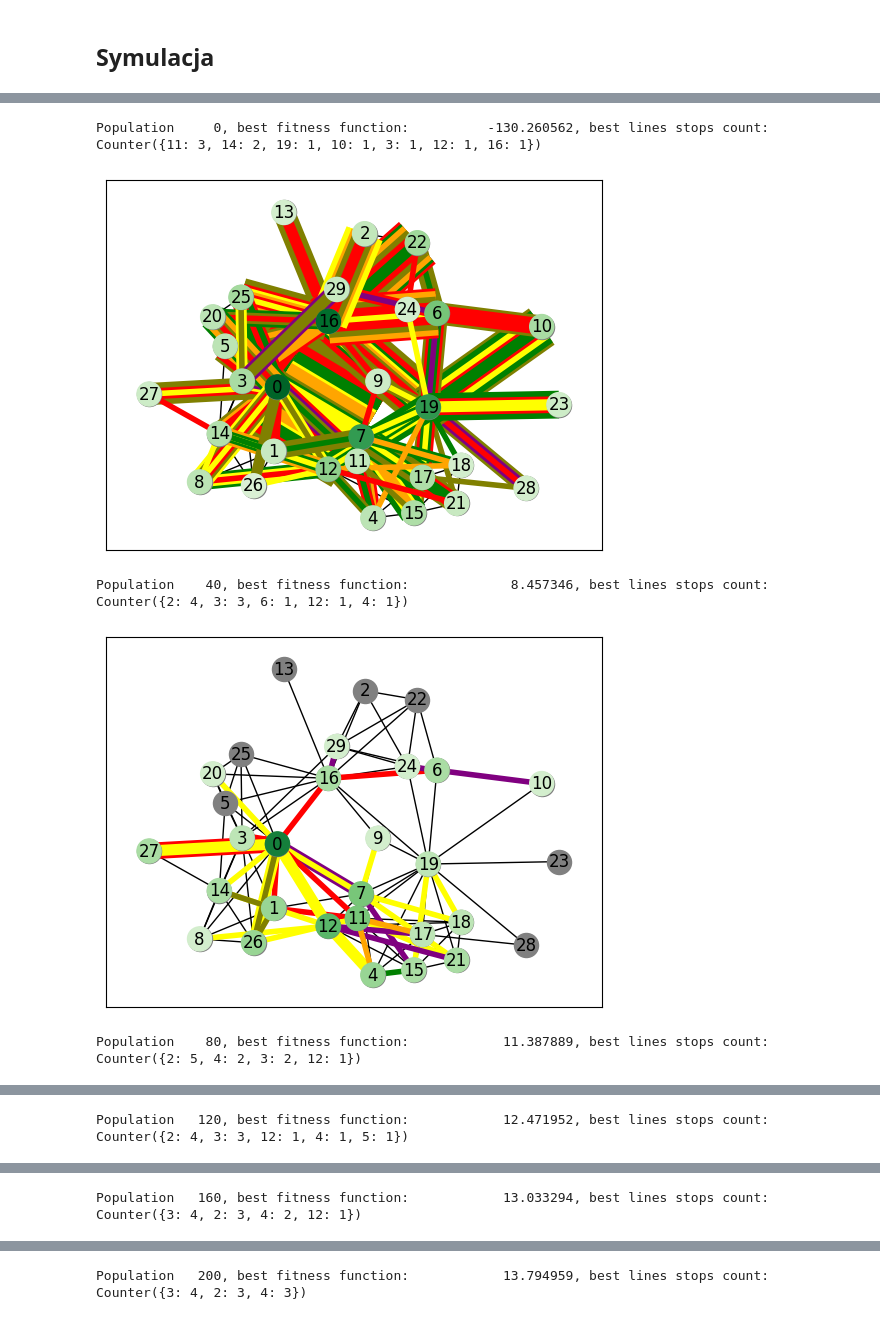
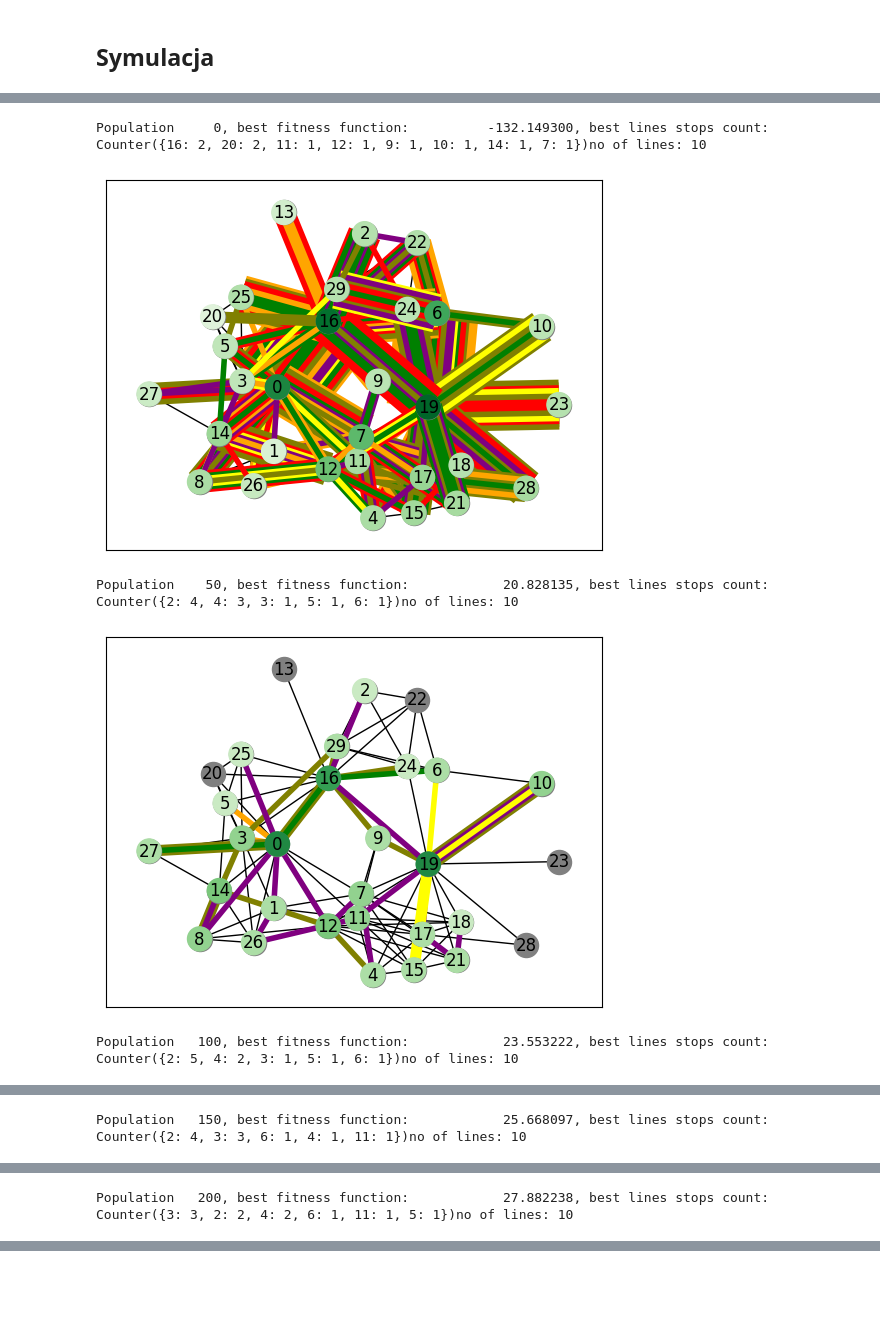
Before and after one commit to pweglik/badania-operacyjne, a Jupyter notebook: docs/mutations test.ipynb, the cells around one changed output, grey strips where cells are left out. Saved outputs shown, nothing was run; the diff lists cells and outputs as text; code cells hidden in the pictures; blank space fills up the shorter version.

```diff
--- a/docs/mutations test.ipynb
+++ b/docs/mutations test.ipynb
@@ -71,22 +101,22 @@ Population   200, best fitness function:            22.768704, best lines stops
 # %%
 from new_generation.primite_new_generation import new_generation_replace_random_line
 
 sim_engine = SimulationEngine(
     G,
     initial_population=create_initial_population(G, best_paths),
     fitness_function=fitness,
     survival_function=lambda population: n_best_survive(
         population, N_IN_POPULATION // 5
     ),
     new_generation_function=lambda population, graph: new_generation_replace_random_line(
         population, graph, N_IN_POPULATION, best_paths
     ),
 )
 
-sim_engine.run(200, 40, report_show=True)
+sim_engine.run(200, 50, report_show=True)
 # %% [output]
-Population     0, best fitness function:          -130.260562, best lines stops count: Counter({11: 3, 14: 2, 19: 1, 10: 1, 3: 1, 12: 1, 16: 1})
+Population     0, best fitness function:          -132.149300, best lines stops count: Counter({16: 2, 20: 2, 11: 1, 12: 1, 9: 1, 10: 1, 14: 1, 7: 1})no of lines: 10
-[figure, old version]
+[figure, new version]
-Population    40, best fitness function:             8.457346, best lines stops count: Counter({2: 4, 3: 3, 6: 1, 12: 1, 4: 1})
+Population    50, best fitness function:            20.828135, best lines stops count: Counter({2: 4, 4: 3, 3: 1, 5: 1, 6: 1})no of lines: 10
-[figure, old version]
+[figure, new version]
-Population    80, best fitness function:            11.387889, best lines stops count: Counter({2: 5, 4: 2, 3: 2, 12: 1})
+Population   100, best fitness function:            23.553222, best lines stops count: Counter({2: 5, 4: 2, 3: 1, 5: 1, 6: 1})no of lines: 10
@@ -94 +124 @@ Population    80, best fitness function:            11.387889, best lines stops
-Population   120, best fitness function:            12.471952, best lines stops count: Counter({2: 4, 3: 3, 12: 1, 4: 1, 5: 1})
+Population   150, best fitness function:            25.668097, best lines stops count: Counter({2: 4, 3: 3, 6: 1, 4: 1, 11: 1})no of lines: 10
@@ -96 +126 @@ Population   120, best fitness function:            12.471952, best lines stops
-Population   160, best fitness function:            13.033294, best lines stops count: Counter({3: 4, 2: 3, 4: 2, 12: 1})
+Population   200, best fitness function:            27.882238, best lines stops count: Counter({3: 3, 2: 2, 4: 2, 6: 1, 11: 1, 5: 1})no of lines: 10
@@ -98 +127,0 @@ Population   160, best fitness function:            13.033294, best lines stops
-Population   200, best fitness function:            13.794959, best lines stops count: Counter({3: 4, 2: 3, 4: 3})
```
Also changed, not shown: parts of 7 cells of this notebook, 2 other files.
